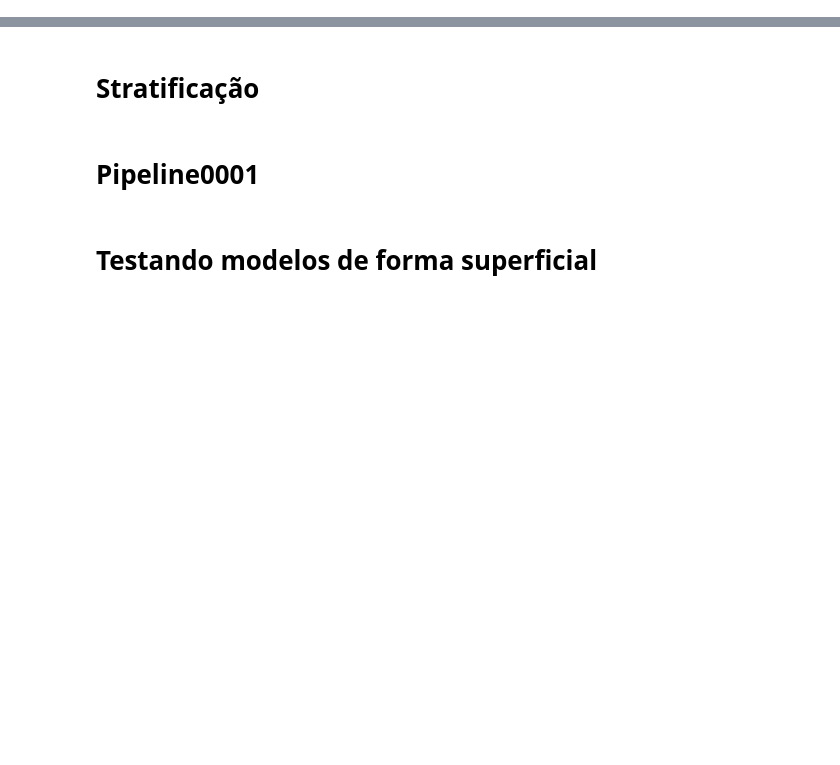
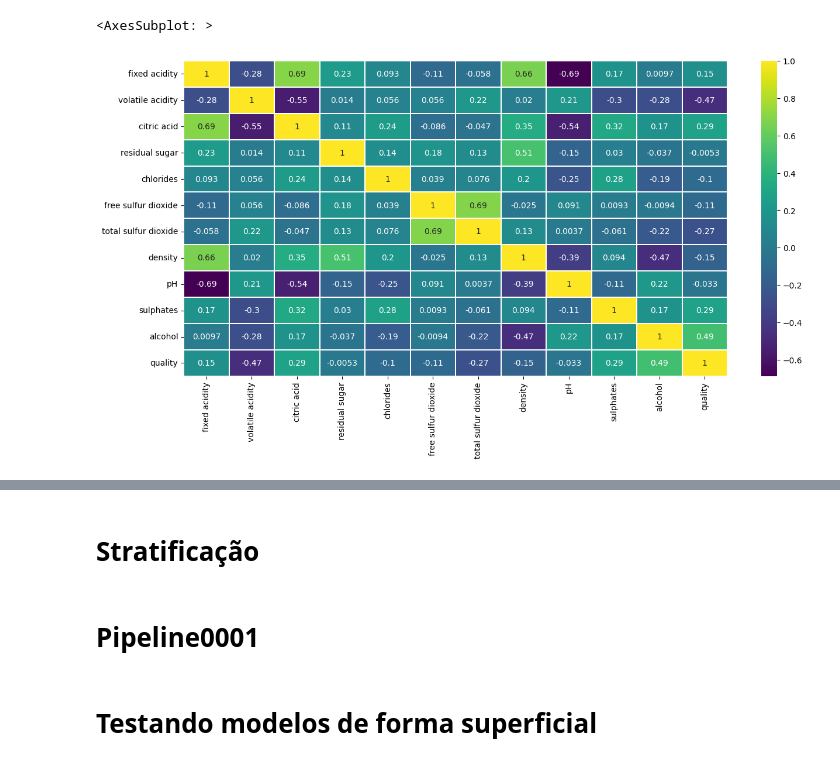
Before and after one commit to Vigrel/ML-project, a Jupyter notebook: ml-project/notebooks/wine_quality0001.ipynb, the cells around one changed output, grey strips where cells are left out. Drawn from its saved outputs; the diff is of its cells as text; code cells hidden in the pictures; blank space fills up the shorter version.

```diff
--- a/ml-project/notebooks/wine_quality0001.ipynb
+++ b/ml-project/notebooks/wine_quality0001.ipynb
@@ -37,0 +30,14 @@ wine.head()
+# %%
+f, ax = plt.subplots(figsize=(15, 7))
+sns.heatmap(
+    wine.corr(),
+    linewidths=0.01,
+    annot=True,
+    cmap="viridis",
+    linecolor="white",
+    xticklabels=wine.columns,
+    yticklabels=wine.columns,
+)
+# %% [output]
+<AxesSubplot: >
+[figure, added]
```
Also changed, not shown: parts of 22 cells of this notebook.
